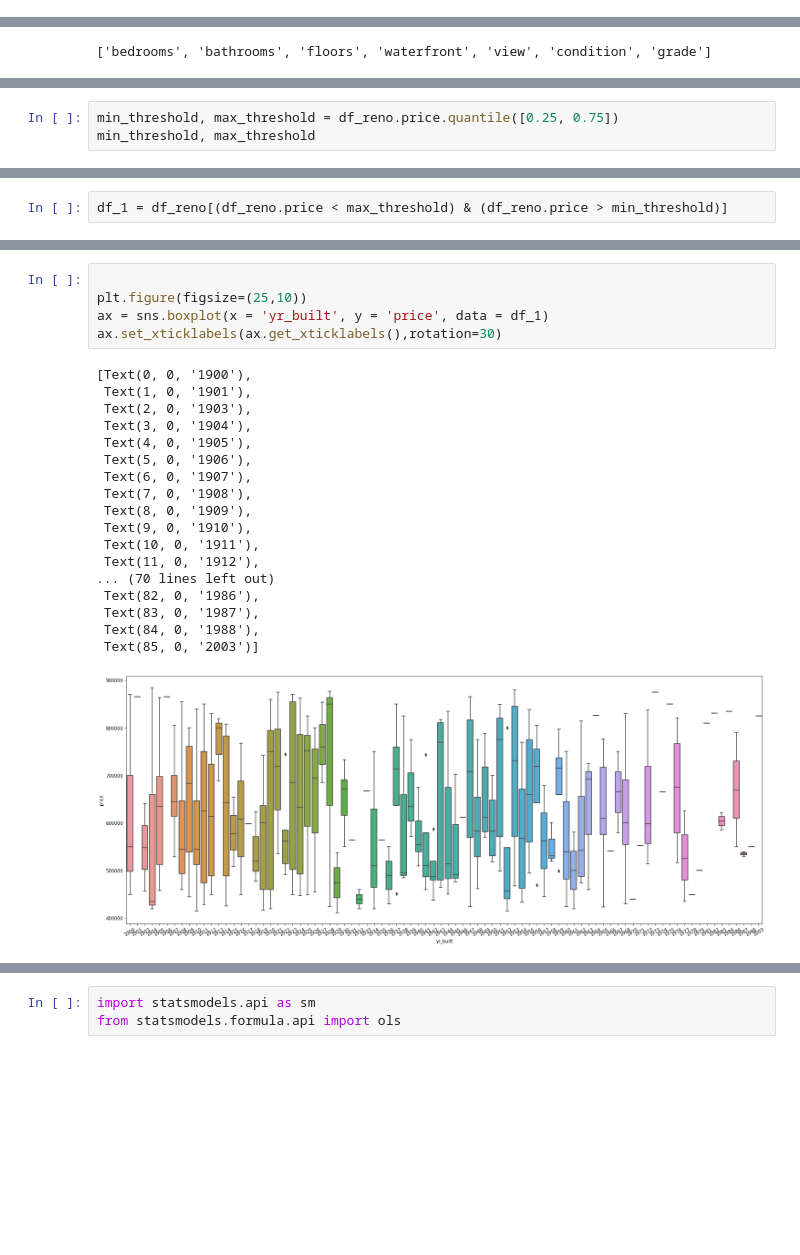
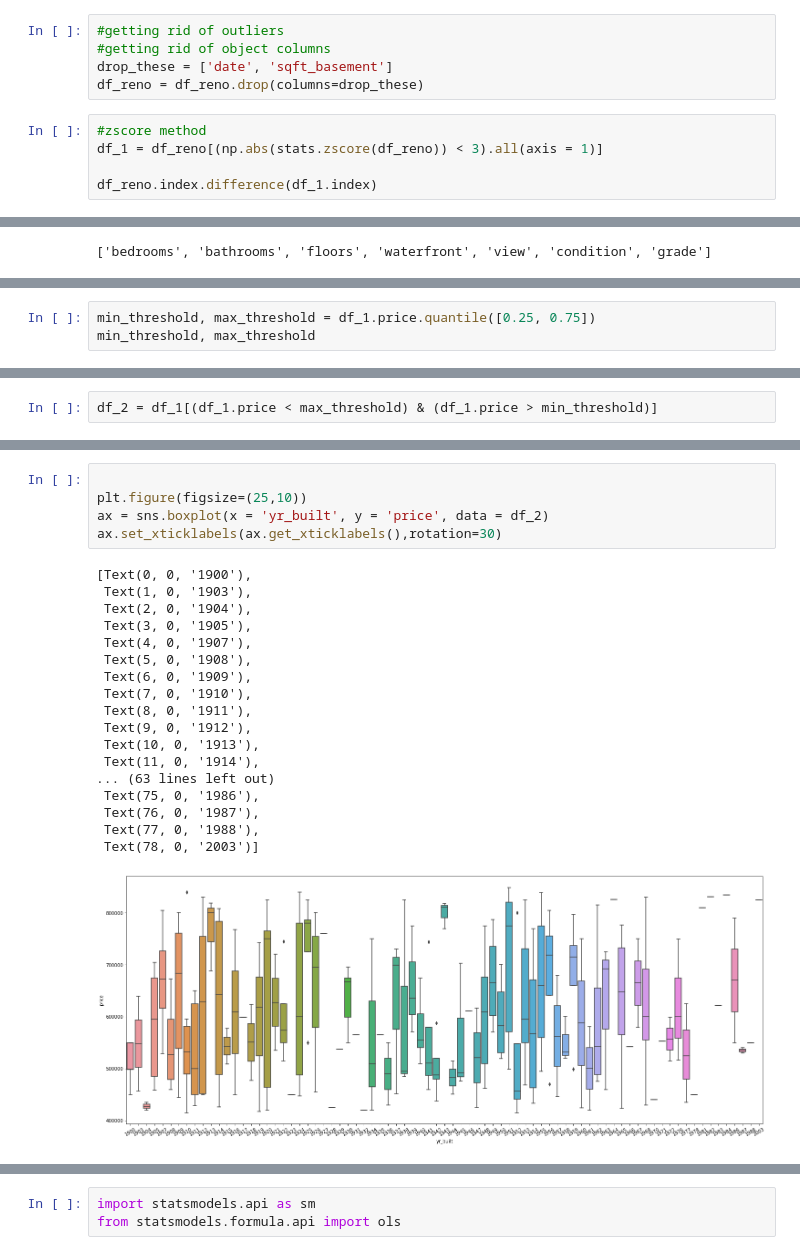
Before and after one commit to ozbunae/Housing_Data, a Jupyter notebook: Renovated.ipynb, the cells around one changed output, grey strips where cells are left out. Drawn from its saved outputs; the diff is of its cells as text; blank space fills up the shorter version.

```diff
--- a/Renovated.ipynb
+++ b/Renovated.ipynb
@@ -176,0 +142,10 @@ Name: sqft_basement, Length: 132, dtype: float64
+# %%
+#getting rid of outliers
+#getting rid of object columns
+drop_these = ['date', 'sqft_basement']
+df_reno = df_reno.drop(columns=drop_these)
+# %%
+#zscore method
+df_1 = df_reno[(np.abs(stats.zscore(df_reno)) < 3).all(axis = 1)]
+
+df_reno.index.difference(df_1.index)
@@ -253,4 +244,4 @@ df_conts
 # %%
-min_threshold, max_threshold = df_reno.price.quantile([0.25, 0.75])
+min_threshold, max_threshold = df_1.price.quantile([0.25, 0.75])
 min_threshold, max_threshold
 # %% [output]
@@ -258,2 +249,2 @@ min_threshold, max_threshold
 # %%
-df_1 = df_reno[(df_reno.price < max_threshold) & (df_reno.price > min_threshold)]
+df_2 = df_1[(df_1.price < max_threshold) & (df_1.price > min_threshold)]
@@ -302,24 +293,24 @@ sns.heatmap(df_1.corr(), cmap = 'RdBu')
 # %%
 
 plt.figure(figsize=(25,10))
-ax = sns.boxplot(x = 'yr_built', y = 'price', data = df_1)
+ax = sns.boxplot(x = 'yr_built', y = 'price', data = df_2)
 ax.set_xticklabels(ax.get_xticklabels(),rotation=30)
 # %% [output]
 [Text(0, 0, '1900'),
- Text(1, 0, '1901'),
- Text(2, 0, '1903'),
- Text(3, 0, '1904'),
- Text(4, 0, '1905'),
- Text(5, 0, '1906'),
- Text(6, 0, '1907'),
- Text(7, 0, '1908'),
- Text(8, 0, '1909'),
- Text(9, 0, '1910'),
- Text(10, 0, '1911'),
- Text(11, 0, '1912'),
-... (70 lines left out)
- Text(82, 0, '1986'),
- Text(83, 0, '1987'),
- Text(84, 0, '1988'),
- Text(85, 0, '2003')]
+ Text(1, 0, '1903'),
+ Text(2, 0, '1904'),
+ Text(3, 0, '1905'),
+ Text(4, 0, '1907'),
+ Text(5, 0, '1908'),
+ Text(6, 0, '1909'),
+ Text(7, 0, '1910'),
+ Text(8, 0, '1911'),
+ Text(9, 0, '1912'),
+ Text(10, 0, '1913'),
+ Text(11, 0, '1914'),
+... (63 lines left out)
+ Text(75, 0, '1986'),
+ Text(76, 0, '1987'),
+ Text(77, 0, '1988'),
+ Text(78, 0, '2003')]
-[figure, old version]
+[figure, new version]
```
Also changed, not shown: parts of 20 cells of this notebook, 1 other file.
